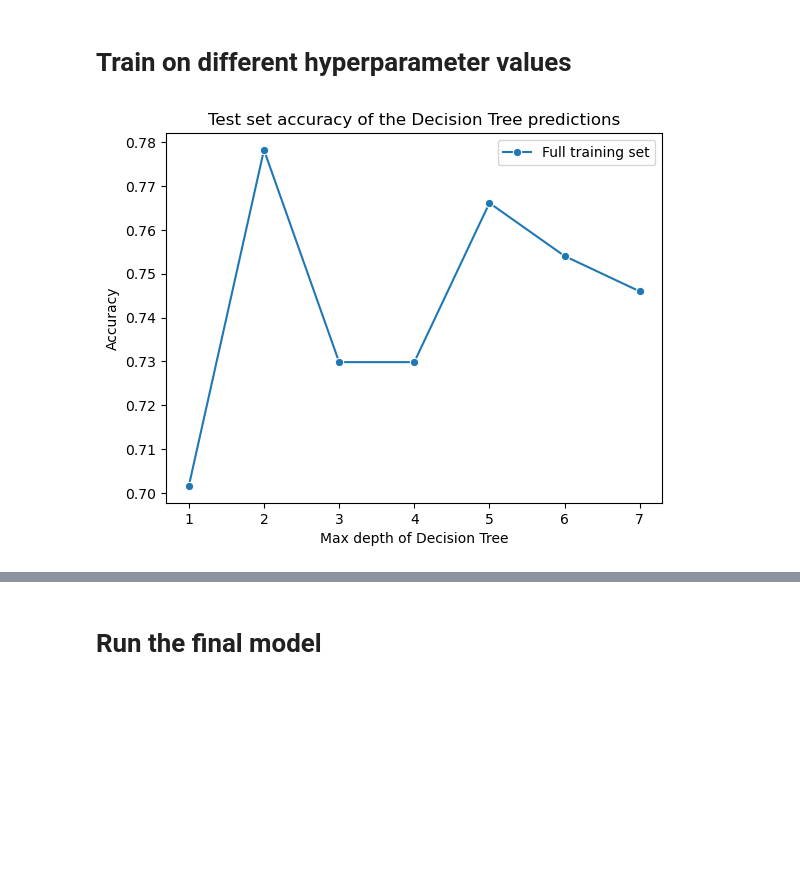
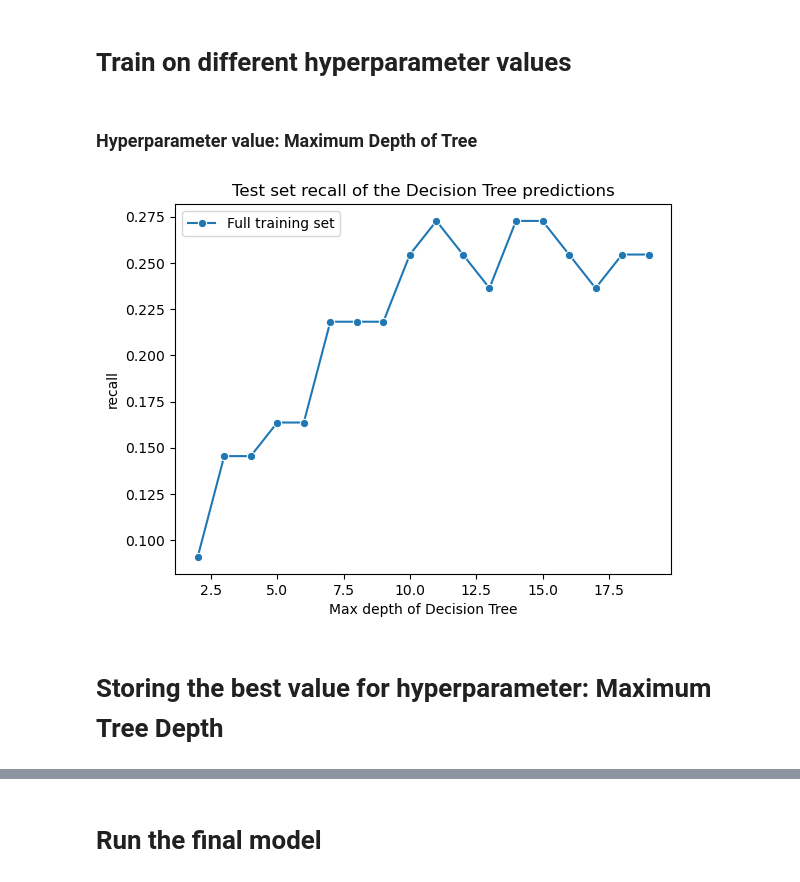
Before and after one commit to THE-MOLECULAR-MAN/machine-learning, a Jupyter notebook: comedy_bang_bang_podcast/cbb_decision_tree_model.ipynb, the cells around one changed output, grey strips where cells are left out. Saved outputs shown, nothing was run; the diff lists cells and outputs as text; code cells hidden in the pictures; blank space fills up the shorter version.

Commit message:
working hyperparameter optimization

```diff
--- a/comedy_bang_bang_podcast/cbb_decision_tree_model.ipynb
+++ b/comedy_bang_bang_podcast/cbb_decision_tree_model.ipynb
@@ -32,6 +48,7 @@ LABEL_COLUMN_NAME = 'label'
 # %%
-filename = os.path.join(os.getcwd(), "data",
-                "Comedy_bang_bang_podcast_dataset - full_dataset-v16_train.csv")
+filename = os.path.join(
+    os.getcwd(), "data", "Comedy_bang_bang_podcast_dataset - full_dataset-v16_train.csv"
+)
 df = pd.read_csv(filename, header=0)
 
 df.head()
@@ -69,10 +89,11 @@ for index, value in nan_count.items():
 # Split up the data
 # %%
 y = df[LABEL_COLUMN_NAME]
-X = df.drop(columns = LABEL_COLUMN_NAME, axis=1)
+X = df.drop(columns=LABEL_COLUMN_NAME, axis=1)
 
-X_train, X_test, y_train, y_test = train_test_split(X, y, test_size=TEST_SIZE,
-                                                    random_state=RANDOM_STATE)
+X_train, X_test, y_train, y_test = train_test_split(
+    X, y, test_size=TEST_SIZE, random_state=RANDOM_STATE
+)
 # %% [markdown]
 # Define a function that builds a model given hyperparameters
 # %%
@@ -106,38 +132,34 @@ def train_test_DT(X_train1, X_test1, y_train1, y_test1, leaf1, depth1,
 # %% [markdown]
 # Train on different hyperparameter values
+# %% [markdown]
+### Hyperparameter value: Maximum Depth of Tree
 # %%
-# initialize an empty list to store results
-acc = []
-
 # specify the min number of samples to create a leaf as 1 for this
 # first iteration
-leaf = 1
+min_samples_to_create_leaf = 5
 
-# original search range, much broader:
-# max_depth_range = [2**i for i in range(6)]
-
-# second search range, zooming in on near the broad maximum found
-# in the first run:
-max_depth_range = range(1,8)
+# initialize an empty list to store results
+metrics_list = []
 
 # iterate on the list of max depths
-for md in max_depth_range:
-
+for iter_max_depth_value in MAX_TREE_DEPTH_RANGE:
     # train the model and store the accuracy
-    score = train_test_DT(X_train, X_test, y_train, y_test, leaf, md)
+    resulting_metrics = train_test_DT(X_train, X_test, y_train, y_test,
+                          min_samples_to_create_leaf, iter_max_depth_value)
     # print(f'Max Depth= {md} accuracy score: {score}')
 
     # add the results to the list for future plotting
-    acc.append(float(score))
+    metrics_list.append(float(resulting_metrics[METRIC_TO_MEAUSRE]))
 
 fig = plt.figure()
 ax = fig.add_subplot(111)
-p = sns.lineplot(x=max_depth_range, y=acc, marker='o',
-                 label = 'Full training set')
+p = sns.lineplot(x=MAX_TREE_DEPTH_RANGE, y=metrics_list, marker="o", label="Full training set")
 
-plt.title('Test set accuracy of the Decision Tree predictions')
-ax.set_xlabel('Max depth of Decision Tree')
-ax.set_ylabel('Accuracy')
+plt.title(f"Test set {METRIC_TO_MEAUSRE} of the Decision Tree predictions")
+ax.set_xlabel("Max depth of Decision Tree")
+ax.set_ylabel(METRIC_TO_MEAUSRE)
 plt.show()
 # %% [output]
-[figure, old version]
+[figure, new version]
+# %% [markdown]
+# Storing the best value for hyperparameter: Maximum Tree Depth
```
Also changed, not shown: parts of 16 cells of this notebook.
